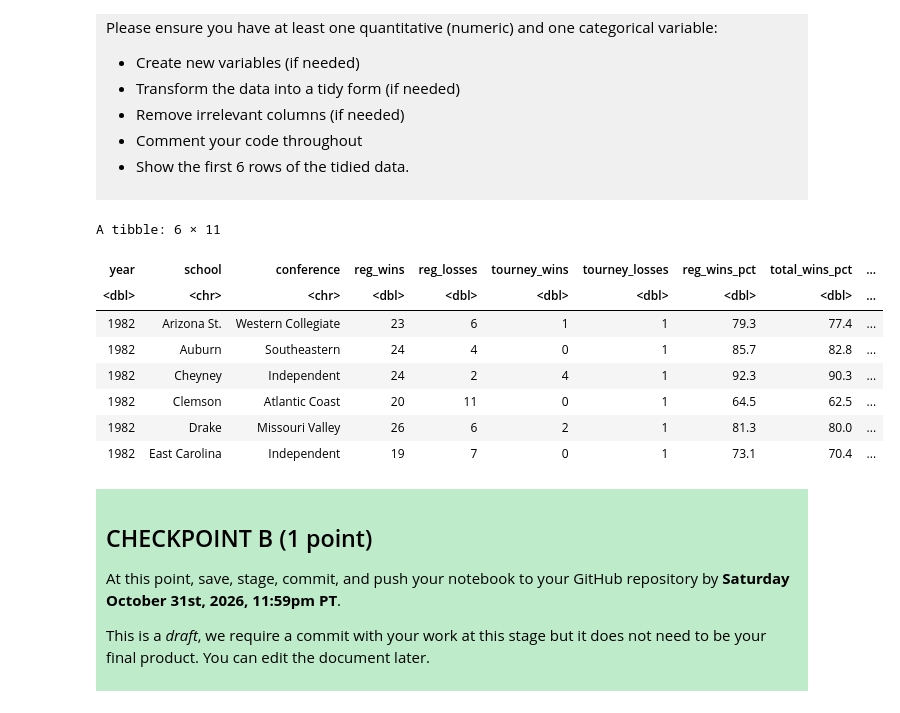
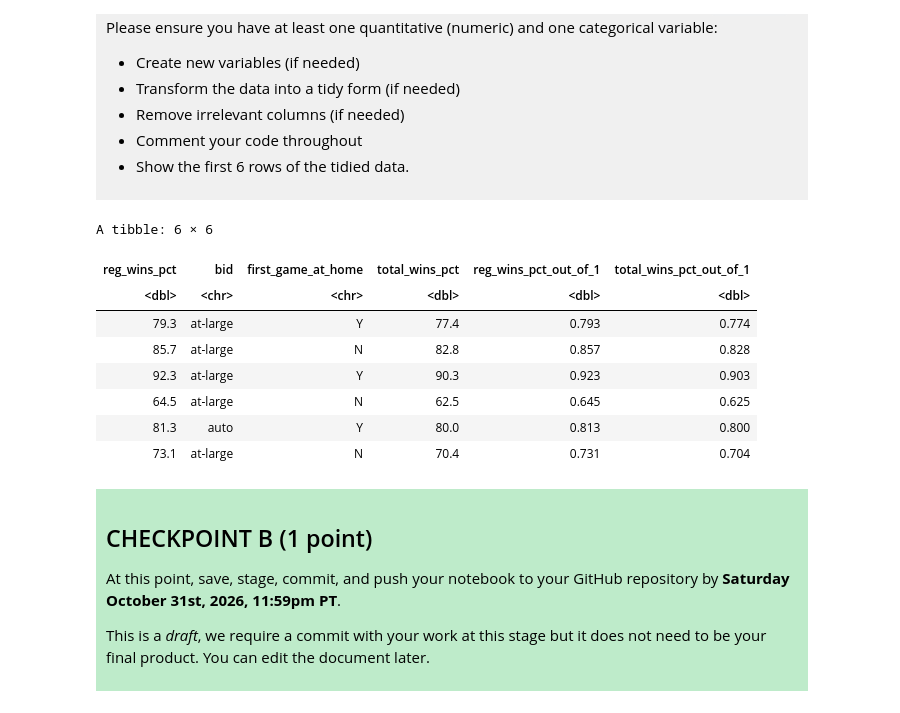
Before and after one commit to amyzhangdf39-glitch/dsci-100-project-amy-zhang, a Jupyter notebook: dsci-100-project-notebook.ipynb, the cells around one changed output. Saved outputs shown, nothing was run; the diff lists cells and outputs as text; code cells hidden in the pictures.

Commit message:
Edits to Checkpoint B
changed 3.1 (added new columns) and changed question (still regression)

```diff
--- a/dsci-100-project-notebook.ipynb
+++ b/dsci-100-project-notebook.ipynb
@@ -224,24 +224,25 @@ Produce a tidy data set that could be used to answer your research question usin
 # %%
 bb_tidy_data <- data |>
 # this is our original data frame that is being manipulated
-                select(year, school, conference, reg_wins, reg_losses, tourney_wins, tourney_losses, reg_wins_pct, total_wins_pct) |>
-# selecting the columns that we will use for our question and some other categorical variables for wrangling questions
+                select(reg_wins_pct, bid, first_game_at_home, total_wins_pct) |>
+# selecting the columns that we will use for our question
                 mutate(reg_wins_pct_out_of_1 = reg_wins_pct/100) |>
 # manipulating the reg_wins_pct column into a new one where it is a percentage out of 1
                 mutate(total_wins_pct_out_of_1 = total_wins_pct/100)
 # manipulating the total_wins_pct column into a new one where it is a percentage out of 1
 
 head(bb_tidy_data)
+# calling R to show only the first 6 rows of the tidy data set
 # %% [output]
-A tibble: 6 × 11
+A tibble: 6 × 6
-| year | school | conference | reg_wins | reg_losses | tourney_wins | tourney_losses | reg_wins_pct | total_wins_pct | ... |
-| <dbl> | <chr> | <chr> | <dbl> | <dbl> | <dbl> | <dbl> | <dbl> | <dbl> | ... |
-| 1982 | Arizona St. | Western Collegiate | 23 | 6 | 1 | 1 | 79.3 | 77.4 | ... |
-| 1982 | Auburn | Southeastern | 24 | 4 | 0 | 1 | 85.7 | 82.8 | ... |
-| 1982 | Cheyney | Independent | 24 | 2 | 4 | 1 | 92.3 | 90.3 | ... |
-| 1982 | Clemson | Atlantic Coast | 20 | 11 | 0 | 1 | 64.5 | 62.5 | ... |
-| 1982 | Drake | Missouri Valley | 26 | 6 | 2 | 1 | 81.3 | 80.0 | ... |
-| 1982 | East Carolina | Independent | 19 | 7 | 0 | 1 | 73.1 | 70.4 | ... |
+| reg_wins_pct | bid | first_game_at_home | total_wins_pct | reg_wins_pct_out_of_1 | total_wins_pct_out_of_1 |
+| <dbl> | <chr> | <chr> | <dbl> | <dbl> | <dbl> |
+| 79.3 | at-large | Y | 77.4 | 0.793 | 0.774 |
+| 85.7 | at-large | N | 82.8 | 0.857 | 0.828 |
+| 92.3 | at-large | Y | 90.3 | 0.923 | 0.903 |
+| 64.5 | at-large | N | 62.5 | 0.645 | 0.625 |
+| 81.3 | auto | Y | 80.0 | 0.813 | 0.800 |
+| 73.1 | at-large | N | 70.4 | 0.731 | 0.704 |
 # %% [markdown]
 <div style="background-color: #beebca; padding: 10px;">
 
```
Also changed, not shown: parts of 2 cells of this notebook.
